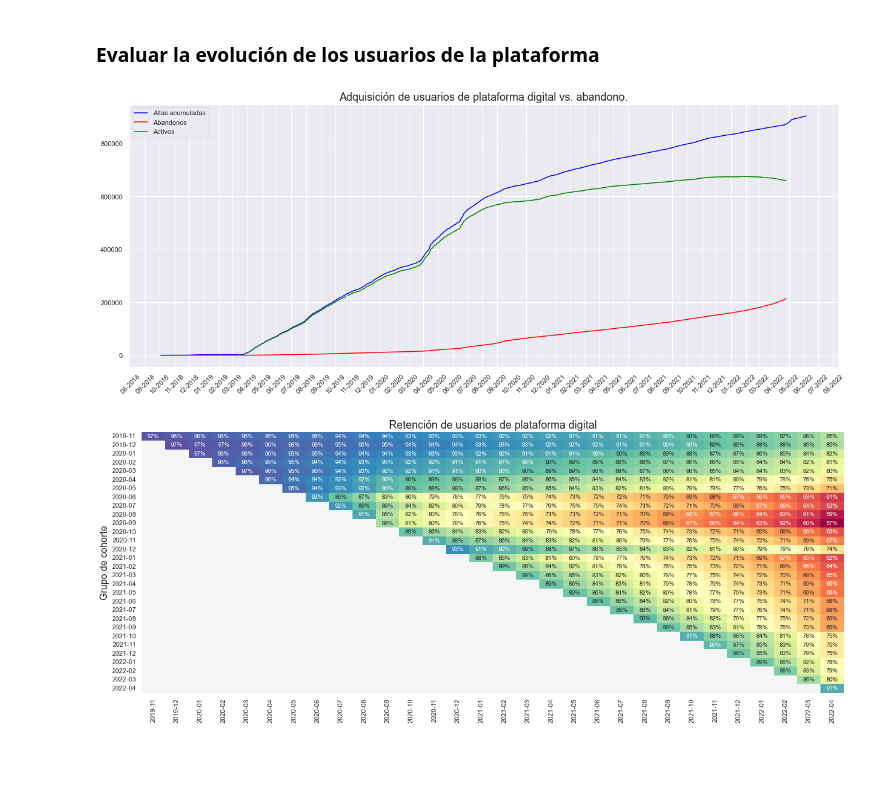
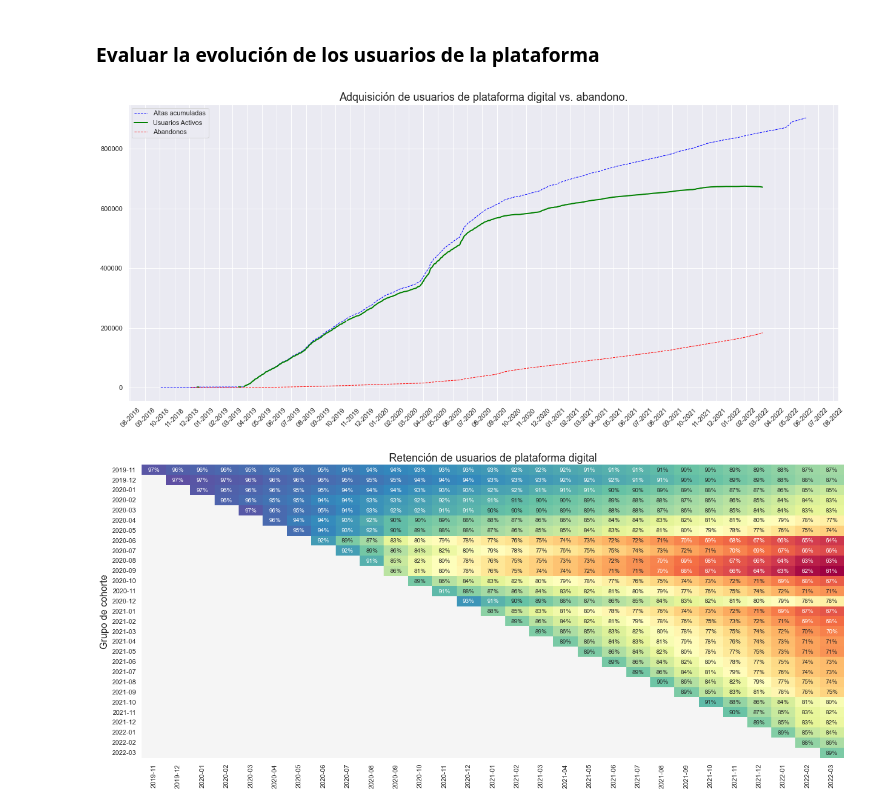
Before and after one commit to pfauda/trayecto3, a Jupyter notebook: Notebooks/Cohort.ipynb, the cells around one changed output. Cells and saved outputs as stored; diff of their text form; code cells hidden in the pictures; blank space fills up the shorter version.

```diff
--- a/Notebooks/Cohort.ipynb
+++ b/Notebooks/Cohort.ipynb
@@ -31,17 +31,18 @@ FECHA_CORTE = dt.datetime(2022, 4, 30)
 # %%
 file = DIR + 'Usuarios.parquet'
 df = pd.read_parquet(file, columns=['ID_USER', 'FechaCreacion', 'LAST_LOGIN'])
+
+FECHA_MAX = df['LAST_LOGIN'].max()
+FECHA_CORTE = FECHA_MAX - relativedelta(months=3)
 # %%
 # Evaluamos si abandono o no la plataforma si hace 90 dias que no accede
-df['ABANDONO_PD'] = ((dt.datetime.now() - df['LAST_LOGIN']).astype('timedelta64[D]') > 90).astype(int)
+df['ABANDONO_PD'] = ((FECHA_MAX - df['LAST_LOGIN']).astype('timedelta64[D]') > 90).astype(int)
 # %% [markdown]
 ### Evaluar la evolución de los usuarios de la plataforma
 # %%
-altas = df.groupby('FechaCreacion').size()
-df_altas = altas.to_frame()
+df_altas = (df.groupby('FechaCreacion').size()).to_frame()
 df_altas.columns = ['Cantidad']
-bajas = df[df['ABANDONO_PD']==1].groupby('LAST_LOGIN').size()
-df_bajas = bajas.to_frame()
+df_bajas = (df[df['ABANDONO_PD']==1].groupby('LAST_LOGIN').size()).to_frame()
 df_bajas.columns = ['Cantidad']
 df_diff = df_altas - df_bajas
 # %%
@@ -49,20 +50,20 @@ df_altas = df_altas.cumsum()
 df_bajas = df_bajas.cumsum()
 df_diff = df_altas - df_bajas
 # %%
-fig, ax = plt.subplots(figsize=(21, 8))
+fig, ax = plt.subplots(figsize=(21, 9))
 ax.set_title('Adquisición de usuarios de plataforma digital vs. abandono.', fontsize = 18)
-ax.plot(df_altas, c='blue', label='Altas acumuladas')
-ax.plot(df_bajas, c='red', label='Abandonos')
-ax.plot(df_diff, c='green', label='Activos')
+ax.plot(df_altas, c='blue', label='Altas acumuladas', linestyle='--', linewidth=1)
+ax.plot(df_diff, c='green', label='Usuarios Activos', linewidth=2)
+ax.plot(df_bajas, c='red', label='Abandonos', linestyle='--', linewidth=1)
 months = MonthLocator()
 monthsFmt = DateFormatter('%m-%Y')
 ax.xaxis.set_major_locator(months)
 ax.xaxis.set_major_formatter(monthsFmt)
 plt.xticks(rotation=45)
 ax.legend()
 plt.show(block=False)
 # %% [output]
-[figure, old version]
+[figure, new version]
 # %%
 # Filtro a partir de cuando quiero hacer el cohorte
 df = df[df['FechaCreacion'] >= FECHA_INICIO]
@@ -89,7 +90,7 @@ df_ch = (df_cg - df_ab)
 retencionp = df_ch['ABANDONO_PD'].unstack(1).divide(df_cg.squeeze(), axis=0)
 # %%
 #Le damos las siguientes especificaciones a nuetros grafico.
-plt.figure(figsize = (21, 8))
+plt.figure(figsize = (21, 9))
 plt.title('Retención de usuarios de plataforma digital', fontsize = 18)
 # Por si quiero formatear en % la escala de colores en caso de que la muestra
 sns.set(font_scale=1)
@@ -105,4 +106,4 @@ plt.xlabel('')
 ax.set_facecolor('whitesmoke')
 plt.show()
 # %% [output]
-[figure, old version]
+[figure, new version]
```
Also changed, not shown: parts of 1 cell of this notebook, 1 other file.
